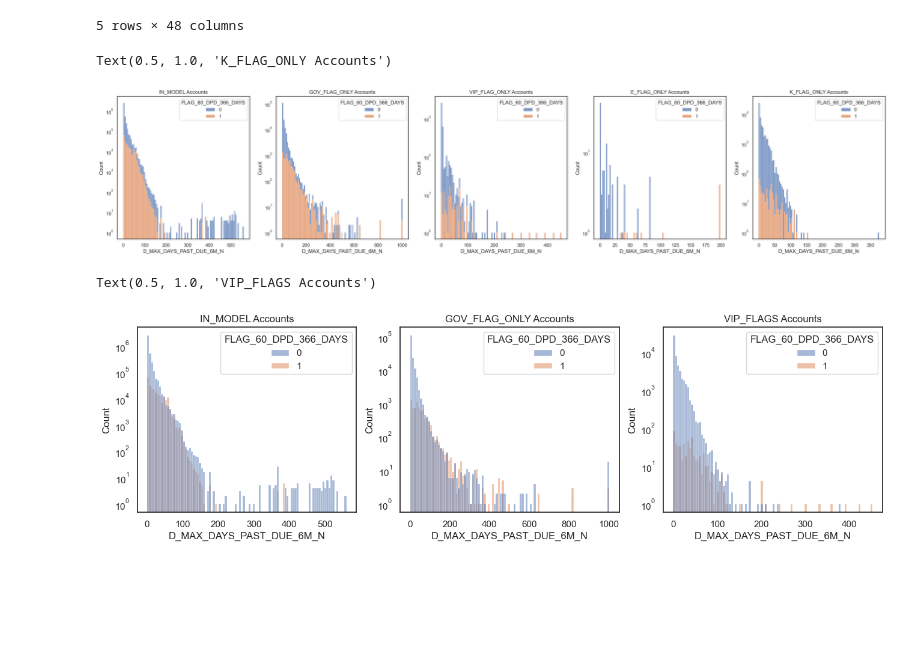
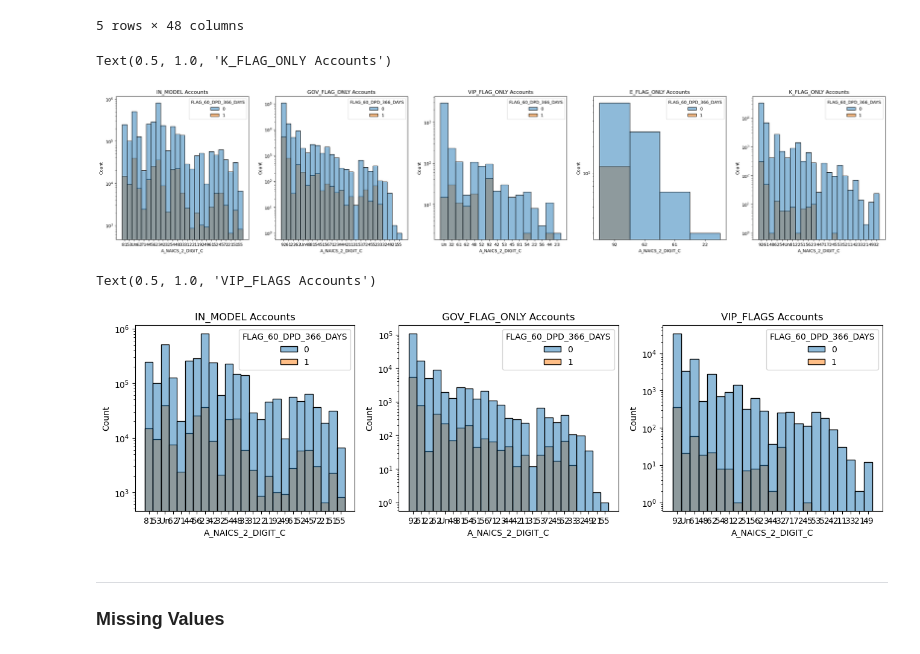
Before and after one commit to Prudick/risk-data-science-pm-model-exclusion-accounts-analysis, a Jupyter notebook: data-gathering.ipynb, the cells around one changed output. Cells and saved outputs as stored; diff of their text form; code cells hidden in the pictures; blank space fills up the shorter version.

Commit message:
data gathering updated

```diff
--- a/data-gathering.ipynb
+++ b/data-gathering.ipynb
@@ -257,33 +374,31 @@ feature_list = ['A_NAICS_2_DIGIT_C', 'A_TENURE_MONTHS_N', 'A_FLAG_REVOLVER_B', '
 # %%
-feature = 'D_MAX_DAYS_PAST_DUE_6M_N'
+feature = 'A_NAICS_2_DIGIT_C'
 
 fig,axs = plt.subplots(1,5, figsize = (32,6))
 
-sns.histplot(data=df[df.IN_MODEL == 1], x=feature, hue='FLAG_60_DPD_366_DAYS', multiple='stack', bins=100, ax=axs[0])
+sns.histplot(data=df[df.IN_MODEL == 1], x=feature, hue='FLAG_60_DPD_366_DAYS', multiple='layer', bins=100, ax=axs[0])
 axs[0].set_yscale('log')
 axs[0].set_title('IN_MODEL Accounts')
 
-sns.histplot(data=df[df.GOV_FLAG_ONLY == 1], x=feature, hue='FLAG_60_DPD_366_DAYS', multiple='stack', bins=100, ax=axs[1])
+sns.histplot(data=df[df.GOV_FLAG_ONLY == 1], x=feature, hue='FLAG_60_DPD_366_DAYS', multiple='layer', bins=100, ax=axs[1])
 axs[1].set_yscale('log')
 axs[1].set_title('GOV_FLAG_ONLY Accounts')
 
-sns.histplot(data=df[df.VIP_FLAG_ONLY == 1], x=feature, hue='FLAG_60_DPD_366_DAYS', multiple='stack', bins=100, ax=axs[2])
+sns.histplot(data=df[df.VIP_FLAG_ONLY == 1], x=feature, hue='FLAG_60_DPD_366_DAYS', multiple='layer', bins=100, ax=axs[2])
 axs[2].set_yscale('log')
 axs[2].set_title('VIP_FLAG_ONLY Accounts')
 
-sns.histplot(data=df[df.E_FLAG_ONLY == 1], x=feature, hue='FLAG_60_DPD_366_DAYS', multiple='stack', bins=100, ax=axs[3])
+sns.histplot(data=df[df.E_FLAG_ONLY == 1], x=feature, hue='FLAG_60_DPD_366_DAYS', multiple='layer', bins=100, ax=axs[3])
 axs[3].set_yscale('log')
 axs[3].set_title('E_FLAG_ONLY Accounts')
 
-sns.histplot(data=df[df.K_FLAG_ONLY == 1], x=feature, hue='FLAG_60_DPD_366_DAYS', multiple='stack', bins=100, ax=axs[4])
+sns.histplot(data=df[df.K_FLAG_ONLY == 1], x=feature, hue='FLAG_60_DPD_366_DAYS', multiple='layer', bins=100, ax=axs[4])
 axs[4].set_yscale('log')
 axs[4].set_title('K_FLAG_ONLY Accounts')
 # %% [output]
 Text(0.5, 1.0, 'K_FLAG_ONLY Accounts')
-[figure, old version]
+[figure, new version]
 # %%
-feature = 'D_MAX_DAYS_PAST_DUE_6M_N'
-
 fig,axs = plt.subplots(1,3, figsize = (16,4))
 
 sns.histplot(data=df[df.IN_MODEL == 1], x=feature, hue='FLAG_60_DPD_366_DAYS', multiple='layer', bins=100, ax=axs[0])
@@ -299,4 +414,7 @@ axs[2].set_yscale('log')
 axs[2].set_title('VIP_FLAGS Accounts')
 # %% [output]
 Text(0.5, 1.0, 'VIP_FLAGS Accounts')
-[figure, old version]
+[figure, new version]
+# %% [markdown]
+---
+### Missing Values
```
Also changed, not shown: parts of 11 cells of this notebook.
